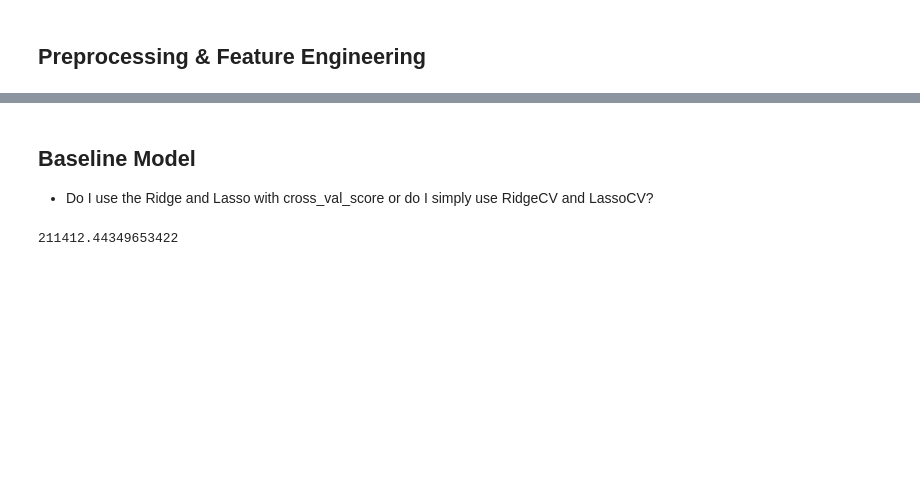
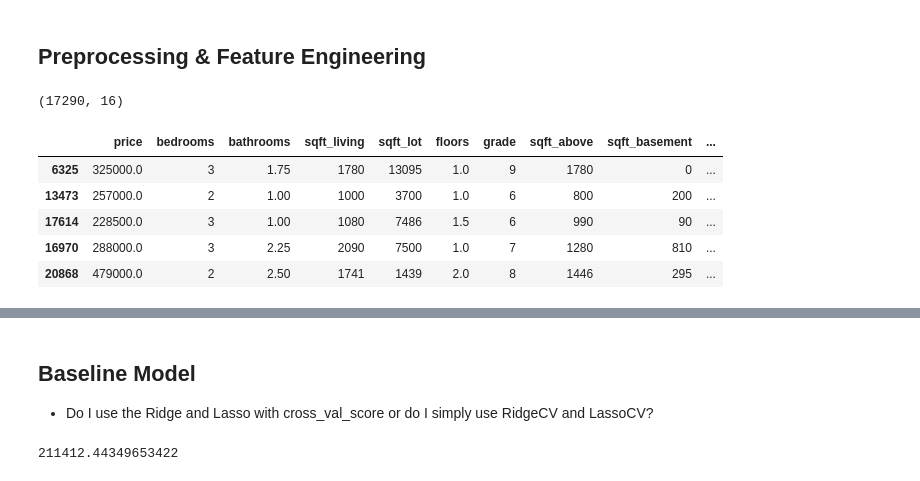
Before and after one commit to Louis-Bad/MSc_Concepts_of_AI, a Jupyter notebook: notebooks/Regression Analysis.ipynb, the cells around one changed output, grey strips where cells are left out. Saved outputs shown, nothing was run; the diff lists cells and outputs as text; code cells hidden in the pictures; blank space fills up the shorter version.

```diff
--- a/notebooks/Regression Analysis.ipynb
+++ b/notebooks/Regression Analysis.ipynb
@@ -118,2 +174,13 @@ sns.scatterplot(data=price_df,
 # %% [markdown]
 ## Preprocessing & Feature Engineering
+# %%
+print(price_df.shape)
+price_df.head()
+# %% [output]
+(17290, 16)
+|  | price | bedrooms | bathrooms | sqft_living | sqft_lot | floors | grade | sqft_above | sqft_basement | ... |
+| 6325 | 325000.0 | 3 | 1.75 | 1780 | 13095 | 1.0 | 9 | 1780 | 0 | ... |
+| 13473 | 257000.0 | 2 | 1.00 | 1000 | 3700 | 1.0 | 6 | 800 | 200 | ... |
+| 17614 | 228500.0 | 3 | 1.00 | 1080 | 7486 | 1.5 | 6 | 990 | 90 | ... |
+| 16970 | 288000.0 | 3 | 2.25 | 2090 | 7500 | 1.0 | 7 | 1280 | 810 | ... |
+| 20868 | 479000.0 | 2 | 2.50 | 1741 | 1439 | 2.0 | 8 | 1446 | 295 | ... |
```
Also changed, not shown: parts of 17 cells of this notebook.
